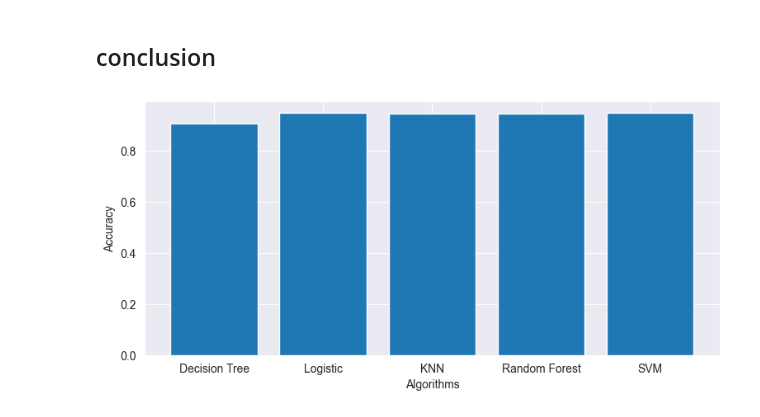
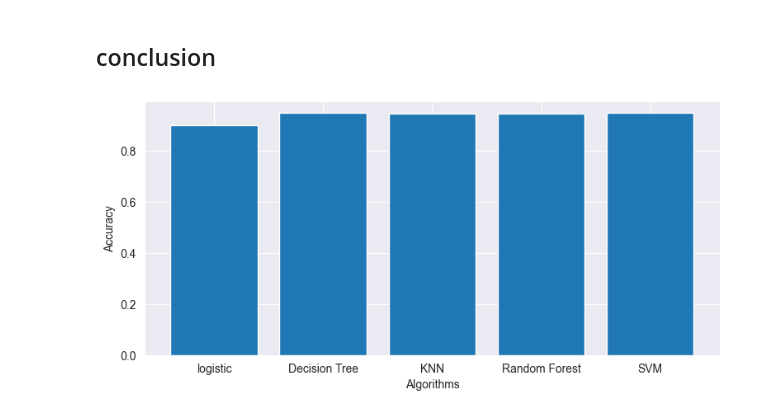
Before and after one commit to mahesh027/Brain-Stroke-prediction-model-using-ml, a Jupyter notebook: Brain-Stroke-Prediction.ipynb, the cells around one changed output. Saved outputs shown, nothing was run; the diff lists cells and outputs as text; code cells hidden in the pictures.

```diff
--- a/Brain-Stroke-Prediction.ipynb
+++ b/Brain-Stroke-Prediction.ipynb
@@ -550,9 +550,9 @@ ac_sv
 ## conclusion
 # %%
 sns.set_style("darkgrid")
-plt.bar(['Decision Tree','Logistic','KNN','Random Forest','SVM'],[ac_dt,ac_lr,ac_knn,ac_rf,ac_sv])
+plt.bar(['logistic','Decision Tree','KNN','Random Forest','SVM'],[ac_dt,ac_lr,ac_knn,ac_rf,ac_sv])
 plt.xlabel("Algorithms")
 plt.ylabel("Accuracy")
 plt.show()
 # %% [output]
-[figure, old version]
+[figure, new version]
```
Also changed, not shown: parts of 6 cells of this notebook, 8 other files.
